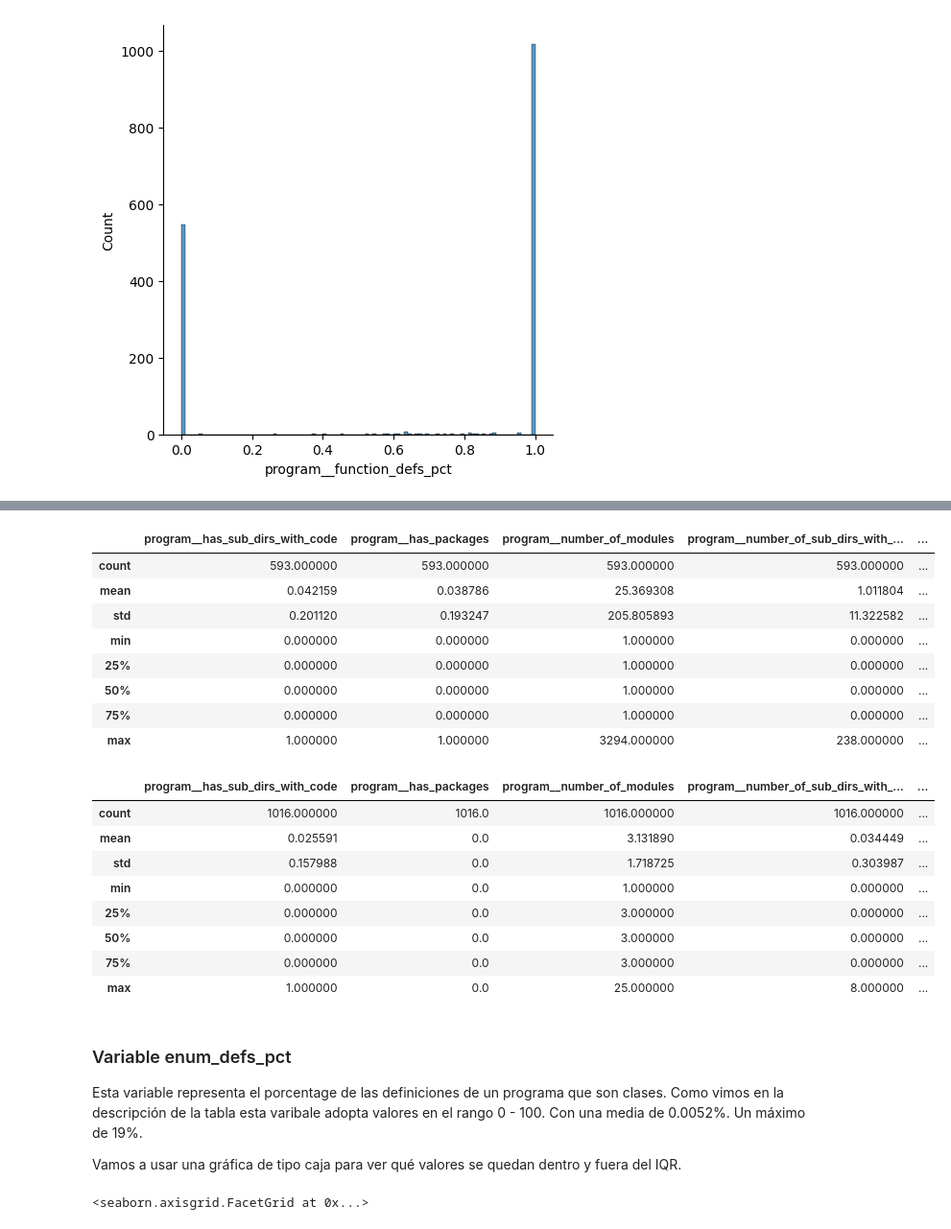
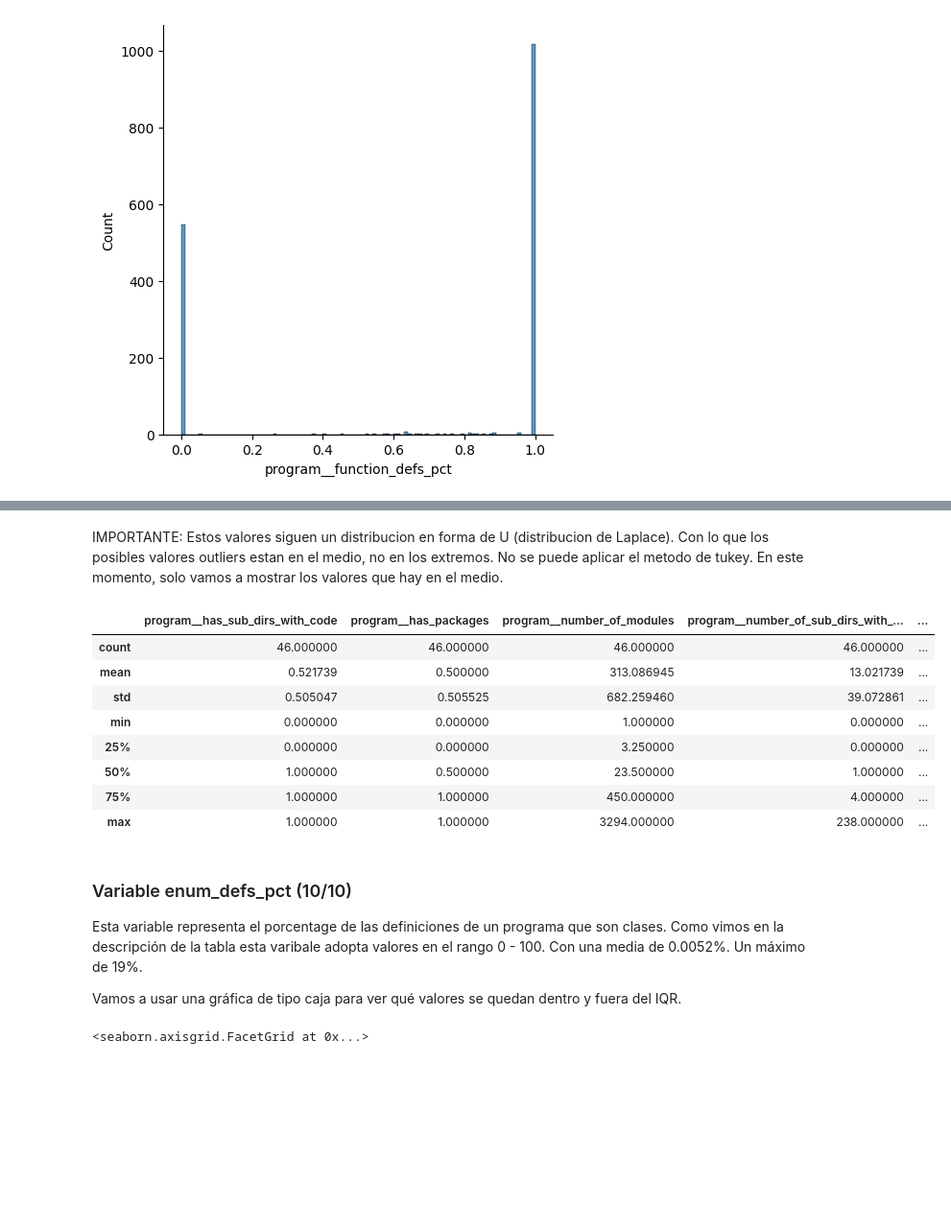
Before and after one commit to UO284262/PythonSourceCodeAnalysis, a Jupyter notebook: notebooks/01_programs.ipynb, the cells around one changed output, grey strips where cells are left out. Shown at 96% size. Saved outputs shown, nothing was run; the diff lists cells and outputs as text; code cells hidden in the pictures; blank space fills up the shorter version.

Commit message:
Programs Ouliers analysis completed

```diff
--- a/notebooks/01_programs.ipynb
+++ b/notebooks/01_programs.ipynb
@@ -543,32 +615,22 @@ Rango valores atípicos extremos (Fixed BoxPlot): [-5.808941766395405,1.45876070
 +3.0IQR: 0 instancias tienen un valor para program__function_defs_pct superior a 4.0 (Q3-3*IQR) para program__function_defs_pct. Representando un 0.0% del total de instancias.
 L: 0 instancias tienen un valor para program__function_defs_pct inferior a -5.808941766395405 para program__function_defs_pct. Representando un 0.0% del total de instancias.
 U: 0 instancias tienen un valor para program__function_defs_pct superior a 1.4587607095781354 para program__function_defs_pct. Representando un 0.0% del total de instancias.
+# %% [markdown]
+IMPORTANTE: Estos valores siguen un distribucion en forma de U (distribucion de Laplace). Con lo que los posibles valores outliers estan en el medio, no en los extremos. No se puede aplicar el metodo de tukey. En este momento, solo vamos a mostrar los valores que hay en el medio.
 # %%
-X[X['program__function_defs_pct'] < 1.0].describe(percentiles=[.25, .50, .75], include = ['object', 'float', 'bool', 'int'])
+X[(X['program__function_defs_pct'] > 0.0) & (X['program__function_defs_pct'] < 1.0)].describe(percentiles=[.25, .50, .75], include = ['object', 'float', 'bool', 'int'])
 # %% [output]
 |  | program__has_sub_dirs_with_code | program__has_packages | program__number_of_modules | program__number_of_sub_dirs_with_... | ... |
-| count | 593.000000 | 593.000000 | 593.000000 | 593.000000 | ... |
-| mean | 0.042159 | 0.038786 | 25.369308 | 1.011804 | ... |
-| std | 0.201120 | 0.193247 | 205.805893 | 11.322582 | ... |
+| count | 46.000000 | 46.000000 | 46.000000 | 46.000000 | ... |
+| mean | 0.521739 | 0.500000 | 313.086945 | 13.021739 | ... |
+| std | 0.505047 | 0.505525 | 682.259460 | 39.072861 | ... |
 | min | 0.000000 | 0.000000 | 1.000000 | 0.000000 | ... |
-| 25% | 0.000000 | 0.000000 | 1.000000 | 0.000000 | ... |
-| 50% | 0.000000 | 0.000000 | 1.000000 | 0.000000 | ... |
-| 75% | 0.000000 | 0.000000 | 1.000000 | 0.000000 | ... |
+| 25% | 0.000000 | 0.000000 | 3.250000 | 0.000000 | ... |
+| 50% | 1.000000 | 0.500000 | 23.500000 | 1.000000 | ... |
+| 75% | 1.000000 | 1.000000 | 450.000000 | 4.000000 | ... |
 | max | 1.000000 | 1.000000 | 3294.000000 | 238.000000 | ... |
-# %%
-X[X['program__function_defs_pct'] == 1].describe(percentiles=[.25, .50, .75], include = ['object', 'float', 'bool', 'int'])
-# %% [output]
-|  | program__has_sub_dirs_with_code | program__has_packages | program__number_of_modules | program__number_of_sub_dirs_with_... | ... |
-| count | 1016.000000 | 1016.0 | 1016.000000 | 1016.000000 | ... |
-| mean | 0.025591 | 0.0 | 3.131890 | 0.034449 | ... |
-| std | 0.157988 | 0.0 | 1.718725 | 0.303987 | ... |
-| min | 0.000000 | 0.0 | 1.000000 | 0.000000 | ... |
-| 25% | 0.000000 | 0.0 | 3.000000 | 0.000000 | ... |
-| 50% | 0.000000 | 0.0 | 3.000000 | 0.000000 | ... |
-| 75% | 0.000000 | 0.0 | 3.000000 | 0.000000 | ... |
-| max | 1.000000 | 0.0 | 25.000000 | 8.000000 | ... |
 # %% [markdown]
-### Variable enum_defs_pct
+### Variable enum_defs_pct (10/10)
 Esta variable representa el porcentage de las definiciones de un programa que son clases. Como vimos en la descripción de la tabla esta varibale adopta valores en el rango 0 - 100. Con una media de 0.0052%. Un máximo de 19%.
 
 Vamos a usar una gráfica de tipo caja para ver qué valores se quedan dentro y fuera del IQR.
```
Also changed, not shown: parts of 34 cells of this notebook.
